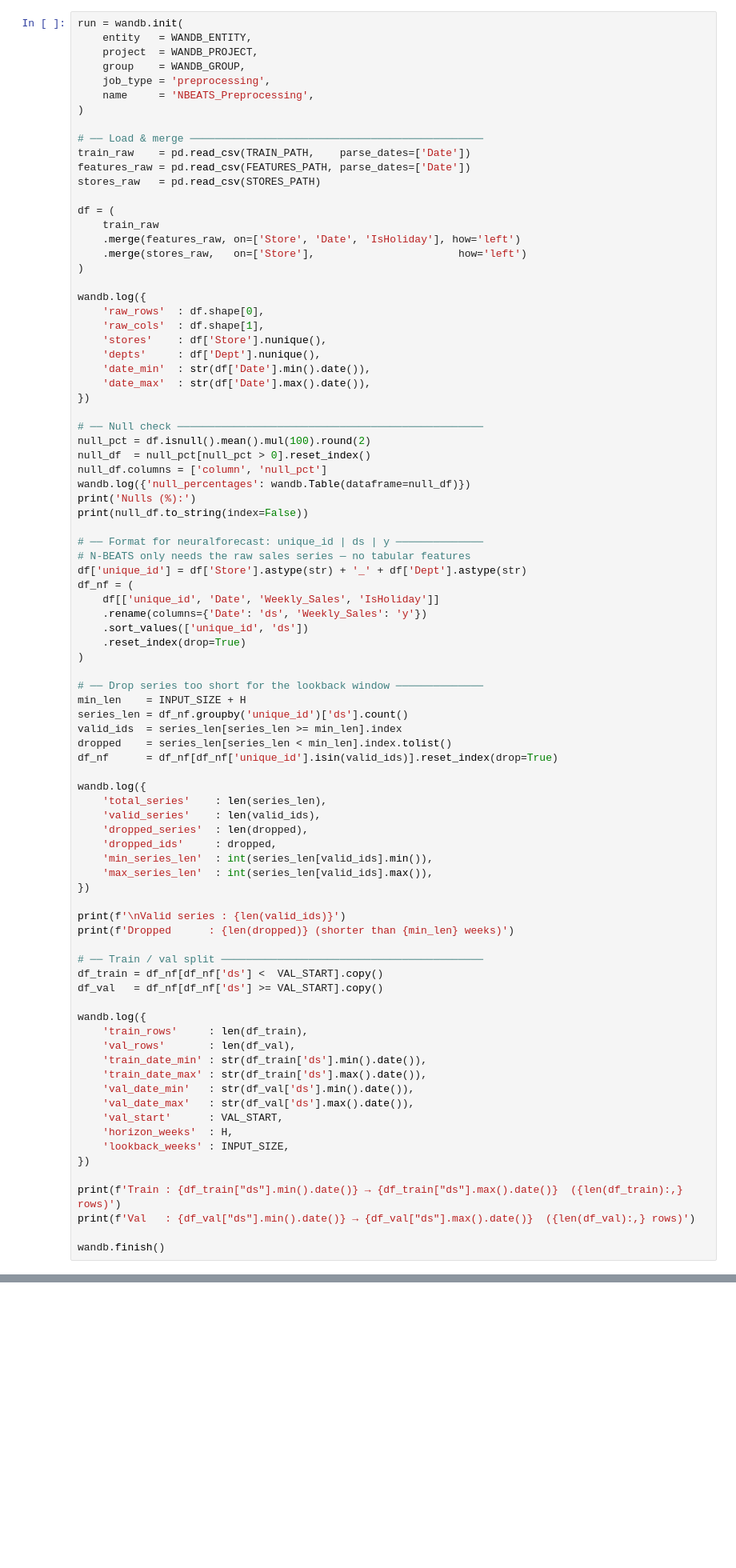
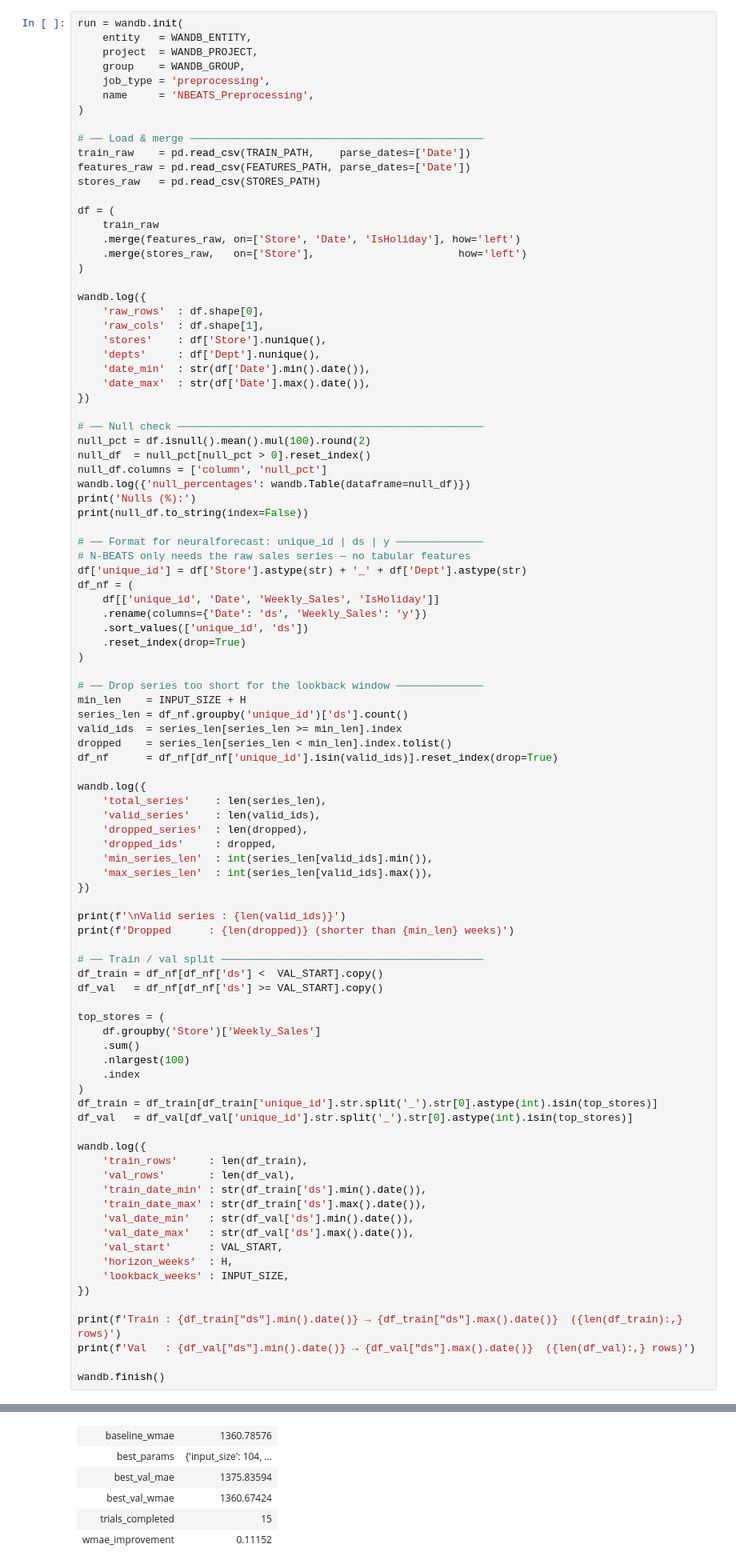
Before and after one commit to Ika-Kvashali/Walmart-Recruiting---Store-Sales-Forecasting, a Jupyter notebook: model_experiment_N_BEATS.ipynb, the cells around one changed output, grey strips where cells are left out. Shown at 80% size. Saved outputs shown, nothing was run; the diff lists cells and outputs as text; blank space fills up the shorter version.

```diff
--- a/model_experiment_N_BEATS.ipynb
+++ b/model_experiment_N_BEATS.ipynb
@@ -201,6 +224,15 @@ print(f'Dropped      : {len(dropped)} (shorter than {min_len} weeks)')
 df_train = df_nf[df_nf['ds'] <  VAL_START].copy()
 df_val   = df_nf[df_nf['ds'] >= VAL_START].copy()
 
+top_stores = (
+    df.groupby('Store')['Weekly_Sales']
+    .sum()
+    .nlargest(100)
+    .index
+)
+df_train = df_train[df_train['unique_id'].str.split('_').str[0].astype(int).isin(top_stores)]
+df_val   = df_val[df_val['unique_id'].str.split('_').str[0].astype(int).isin(top_stores)]
+
 wandb.log({
     'train_rows'     : len(df_train),
     'val_rows'       : len(df_val),
@@ -222,0 +262,6 @@ Tracking run with wandb version 0.28.0
+| baseline_wmae | 1360.78576 |
+| best_params | {'input_size': 104, ... |
+| best_val_mae | 1375.83594 |
+| best_val_wmae | 1360.67424 |
+| trials_completed | 15 |
+| wmae_improvement | 0.11152 |
```
Also changed, not shown: parts of 15 cells of this notebook.
